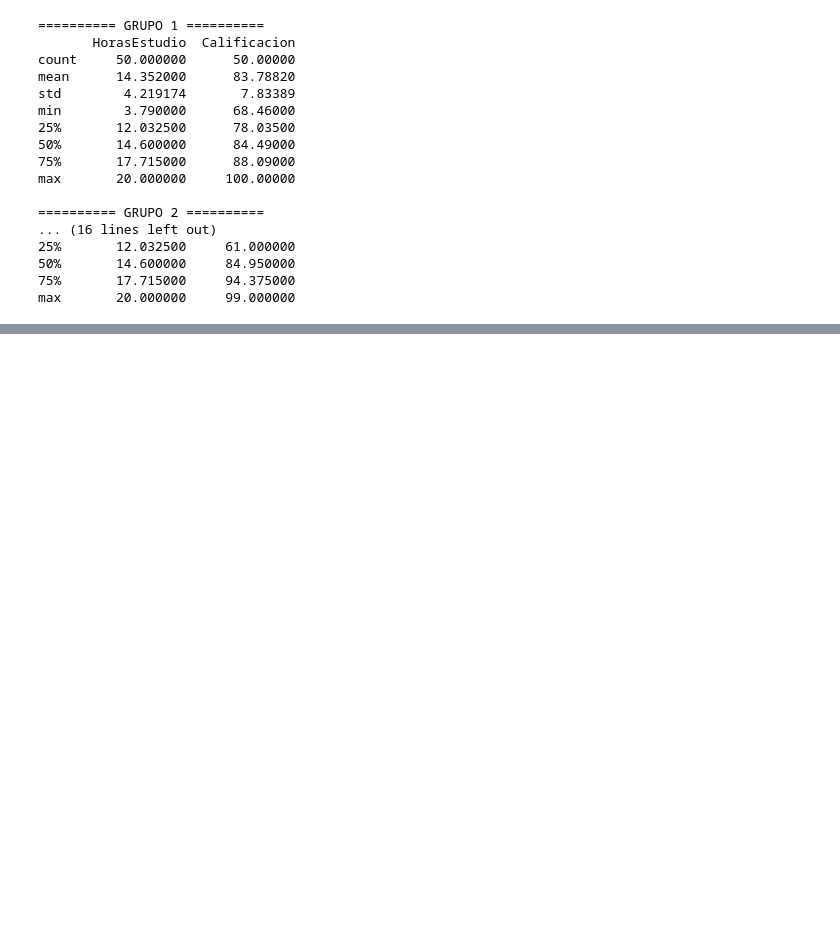
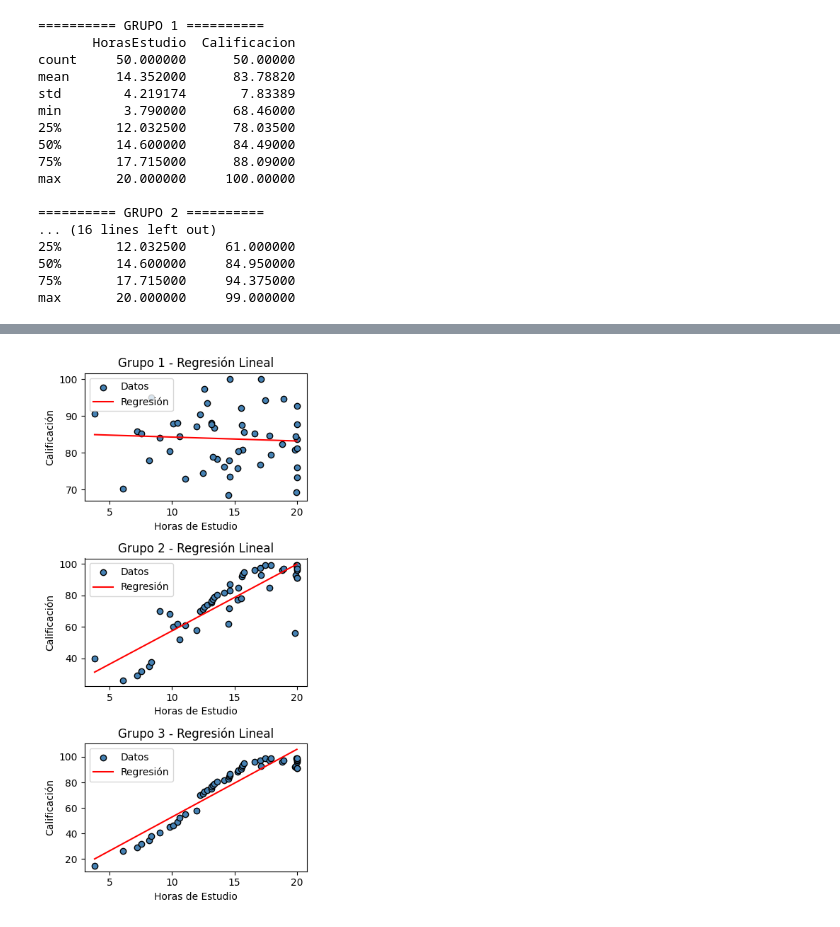
Before and after one commit to fellAR-hub/Probabilidad, a Jupyter notebook: unidad5/proyectoFinal.ipynb, the cells around one changed output, grey strips where cells are left out. Drawn from its saved outputs; the diff is of its cells as text; code cells hidden in the pictures; blank space fills up the shorter version.

```diff
--- a/unidad5/proyectoFinal.ipynb
+++ b/unidad5/proyectoFinal.ipynb
@@ -181,0 +112,25 @@ plt.show()
+# %%
+fig, axes = plt.subplots(3, 1, figsize=(4, 8))
+
+for i, (grupo, ax) in enumerate(zip([1, df2, df3], axes), 1):
+    x = df["HorasEstudio"].values.reshape(-1, 1)
+    y = df["Calificacion"].values
+
+    modelo = LinearRegression()
+    modelo.fit(x, y)
+
+    x_linea = np.linspace(x.min(), x.max(), 100).reshape(-1, 1)
+    y_linea = modelo.predict(x_linea)
+
+    ax.scatter(df["HorasEstudio"], df["Calificacion"],
+               color="steelblue", edgecolor="black", label="Datos")
+    ax.plot(x_linea, y_linea, color="red", label="Regresión")
+    ax.set_title(f"Grupo {i} - Regresión Lineal")
+    ax.set_xlabel("Horas de Estudio")
+    ax.set_ylabel("Calificación")
+    ax.legend()
+
+plt.tight_layout()
+plt.show()
+# %% [output]
+[figure, added]
```
Also changed, not shown: parts of 6 cells of this notebook.
